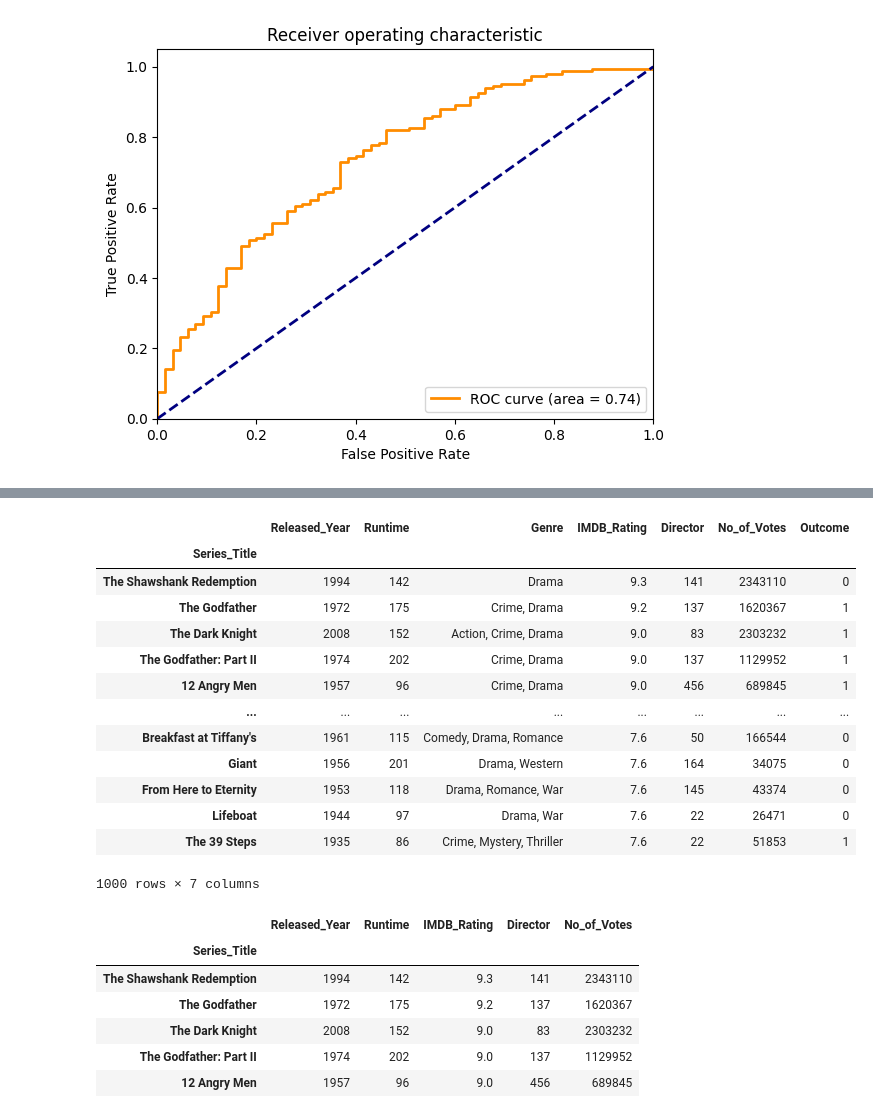
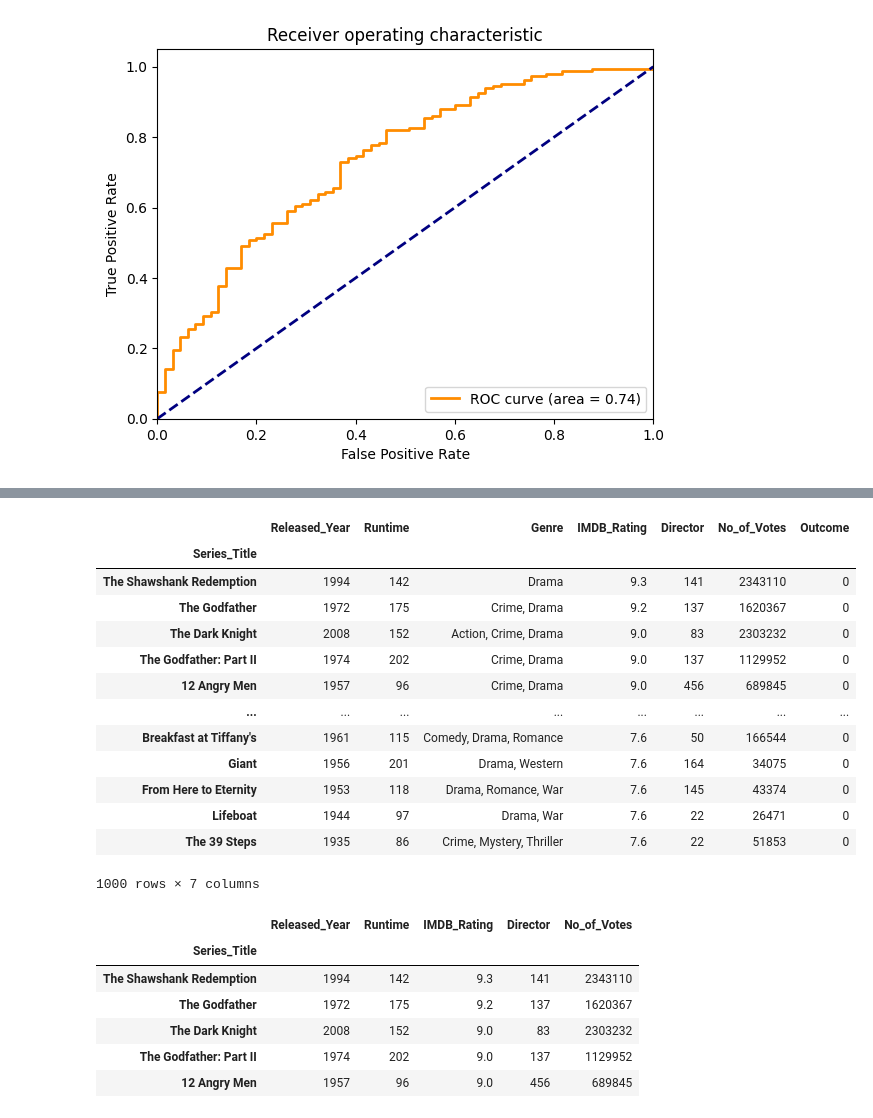
Before and after one commit to ColeDM-2020/INST-354-Project, a Jupyter notebook: Final_Project.ipynb, the cells around one changed output, grey strips where cells are left out. Cells and saved outputs as stored; diff of their text form; code cells hidden in the pictures.

```diff
--- a/Final_Project.ipynb
+++ b/Final_Project.ipynb
@@ -297,18 +297,18 @@ crime_df['Outcome'] = outcome2
-# %%
-crime_df
-# %% [output]
-|  | Released_Year | Runtime | Genre | IMDB_Rating | Director | No_of_Votes | Outcome |
-| Series_Title |  |  |  |  |  |  |  |
-| The Shawshank Redemption | 1994 | 142 | Drama | 9.3 | 141 | 2343110 | 0 |
-| The Godfather | 1972 | 175 | Crime, Drama | 9.2 | 137 | 1620367 | 1 |
-| The Dark Knight | 2008 | 152 | Action, Crime, Drama | 9.0 | 83 | 2303232 | 1 |
-| The Godfather: Part II | 1974 | 202 | Crime, Drama | 9.0 | 137 | 1129952 | 1 |
-| 12 Angry Men | 1957 | 96 | Crime, Drama | 9.0 | 456 | 689845 | 1 |
-| ... | ... | ... | ... | ... | ... | ... | ... |
-| Breakfast at Tiffany's | 1961 | 115 | Comedy, Drama, Romance | 7.6 | 50 | 166544 | 0 |
-| Giant | 1956 | 201 | Drama, Western | 7.6 | 164 | 34075 | 0 |
-| From Here to Eternity | 1953 | 118 | Drama, Romance, War | 7.6 | 145 | 43374 | 0 |
-| Lifeboat | 1944 | 97 | Drama, War | 7.6 | 22 | 26471 | 0 |
-| The 39 Steps | 1935 | 86 | Crime, Mystery, Thriller | 7.6 | 22 | 51853 | 1 |
-1000 rows × 7 columns
+# %%
+adventure_df
+# %% [output]
+|  | Released_Year | Runtime | Genre | IMDB_Rating | Director | No_of_Votes | Outcome |
+| Series_Title |  |  |  |  |  |  |  |
+| The Shawshank Redemption | 1994 | 142 | Drama | 9.3 | 141 | 2343110 | 0 |
+| The Godfather | 1972 | 175 | Crime, Drama | 9.2 | 137 | 1620367 | 0 |
+| The Dark Knight | 2008 | 152 | Action, Crime, Drama | 9.0 | 83 | 2303232 | 0 |
+| The Godfather: Part II | 1974 | 202 | Crime, Drama | 9.0 | 137 | 1129952 | 0 |
+| 12 Angry Men | 1957 | 96 | Crime, Drama | 9.0 | 456 | 689845 | 0 |
+| ... | ... | ... | ... | ... | ... | ... | ... |
+| Breakfast at Tiffany's | 1961 | 115 | Comedy, Drama, Romance | 7.6 | 50 | 166544 | 0 |
+| Giant | 1956 | 201 | Drama, Western | 7.6 | 164 | 34075 | 0 |
+| From Here to Eternity | 1953 | 118 | Drama, Romance, War | 7.6 | 145 | 43374 | 0 |
+| Lifeboat | 1944 | 97 | Drama, War | 7.6 | 22 | 26471 | 0 |
+| The 39 Steps | 1935 | 86 | Crime, Mystery, Thriller | 7.6 | 22 | 51853 | 0 |
+1000 rows × 7 columns
 # %%
```
Also changed, not shown: parts of 18 cells of this notebook.
